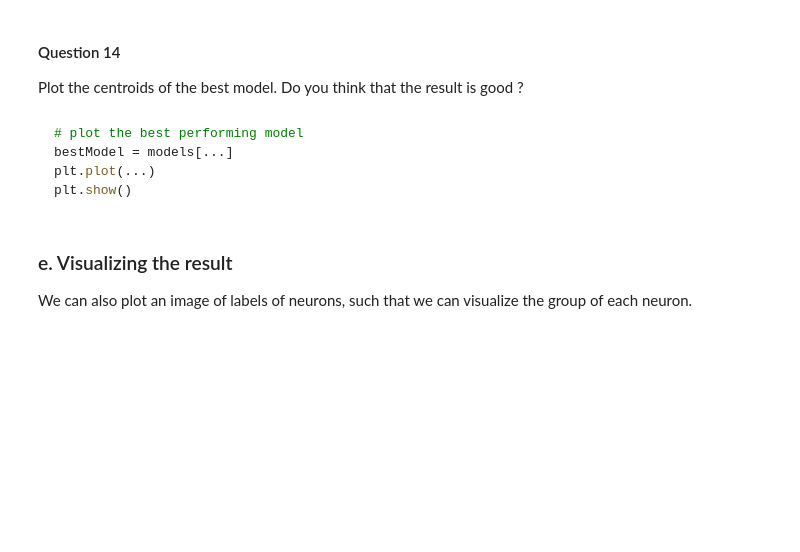
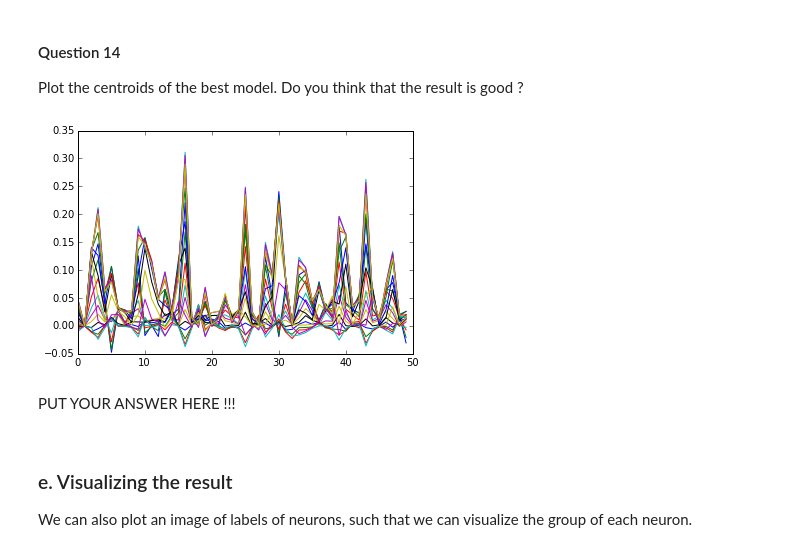
Before and after one commit to and29/Algorithmic-Machine-Learning, a Jupyter notebook: Notebooks/Solutions/[Lecture 12+13] Analyzing Neuroimaging Data with PySpark and Thunder/[Lecture 12+13] Analyzing Neuroimaging Data with PySpark and Thunder.ipynb, the cells around one changed output. Drawn from its saved outputs; the diff is of its cells as text; code cells hidden in the pictures; blank space fills up the shorter version.

````diff
--- a/Notebooks/Solutions/[Lecture 12+13] Analyzing Neuroimaging Data with PySpark and Thunder/[Lecture 12+13] Analyzing Neuroimaging Data with PySpark and Thunder.ipynb
+++ b/Notebooks/Solutions/[Lecture 12+13] Analyzing Neuroimaging Data with PySpark and Thunder/[Lecture 12+13] Analyzing Neuroimaging Data with PySpark and Thunder.ipynb
@@ -673,13 +695,19 @@ To this end, it is often worth assessing a model by measuring its impact on the
 
 #### Question 14
 Plot the centroids of the best model. Do you think that the result is good ?
-# %% [markdown]
-```python
-# plot the best performing model
-bestModel = models[...]
-plt.plot(...)
-plt.show()
-```
+# %%
+# plot the best performing model
+bestModel = models[5]
+plt.plot(bestModel.centers)
+plt.show()
+# %% [output]
+[figure, added]
+# %% [markdown]
+<div class="answer">
+
+PUT YOUR ANSWER HERE !!!
+
+</div>
 # %% [markdown]
 ### e. Visualizing the result
 We can also plot an image of labels of neurons, such that we can visualize the group of each neuron.
````
Also changed, not shown: parts of 12 cells of this notebook, 1 other file.
